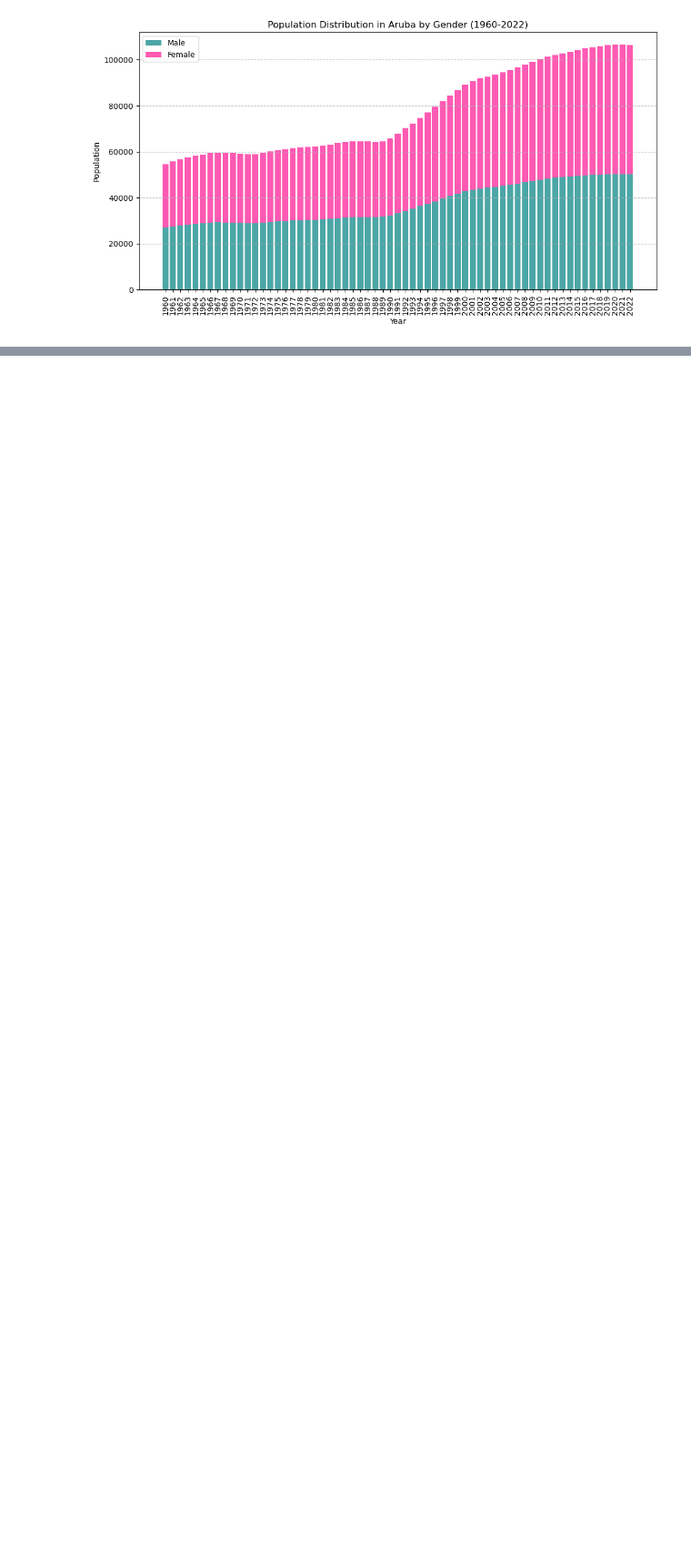
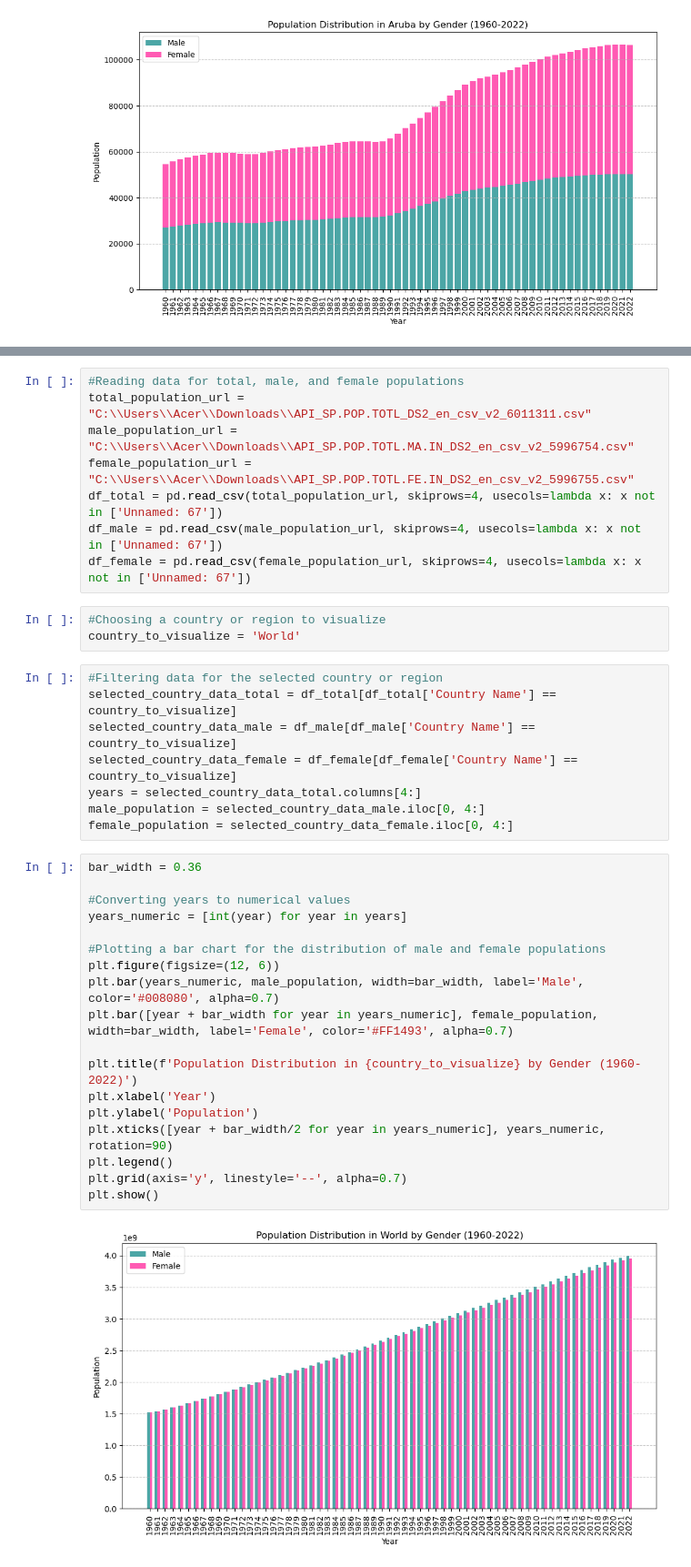
Before and after one commit to Grisha596/PRODIGY_DS_01, a Jupyter notebook: PRODIGY_DS_01.ipynb, the cells around one changed output, grey strips where cells are left out. Shown at 91% size. Cells and saved outputs as stored; diff of their text form; blank space fills up the shorter version.

Commit message:
Plotting side by side

```diff
--- a/PRODIGY_DS_01.ipynb
+++ b/PRODIGY_DS_01.ipynb
@@ -306,0 +311,39 @@ plt.show()
+# %%
+#Reading data for total, male, and female populations
+total_population_url = "C:\\Users\\Acer\\Downloads\\API_SP.POP.TOTL_DS2_en_csv_v2_6011311.csv"
+male_population_url = "C:\\Users\\Acer\\Downloads\\API_SP.POP.TOTL.MA.IN_DS2_en_csv_v2_5996754.csv"
+female_population_url = "C:\\Users\\Acer\\Downloads\\API_SP.POP.TOTL.FE.IN_DS2_en_csv_v2_5996755.csv"
+df_total = pd.read_csv(total_population_url, skiprows=4, usecols=lambda x: x not in ['Unnamed: 67'])
+df_male = pd.read_csv(male_population_url, skiprows=4, usecols=lambda x: x not in ['Unnamed: 67'])
+df_female = pd.read_csv(female_population_url, skiprows=4, usecols=lambda x: x not in ['Unnamed: 67'])
+# %%
+#Choosing a country or region to visualize
+country_to_visualize = 'World'
+# %%
+#Filtering data for the selected country or region
+selected_country_data_total = df_total[df_total['Country Name'] == country_to_visualize]
+selected_country_data_male = df_male[df_male['Country Name'] == country_to_visualize]
+selected_country_data_female = df_female[df_female['Country Name'] == country_to_visualize]
+years = selected_country_data_total.columns[4:]
+male_population = selected_country_data_male.iloc[0, 4:]
+female_population = selected_country_data_female.iloc[0, 4:]
+# %%
+bar_width = 0.36
+
+#Converting years to numerical values
+years_numeric = [int(year) for year in years]
+
+#Plotting a bar chart for the distribution of male and female populations
+plt.figure(figsize=(12, 6))
+plt.bar(years_numeric, male_population, width=bar_width, label='Male', color='#008080', alpha=0.7)
+plt.bar([year + bar_width for year in years_numeric], female_population, width=bar_width, label='Female', color='#FF1493', alpha=0.7)
+
+plt.title(f'Population Distribution in {country_to_visualize} by Gender (1960-2022)')
+plt.xlabel('Year')
+plt.ylabel('Population')
+plt.xticks([year + bar_width/2 for year in years_numeric], years_numeric, rotation=90)
+plt.legend()
+plt.grid(axis='y', linestyle='--', alpha=0.7)
+plt.show()
+# %% [output]
+[figure, added]
```
Also changed, not shown: parts of 1 cell of this notebook.
